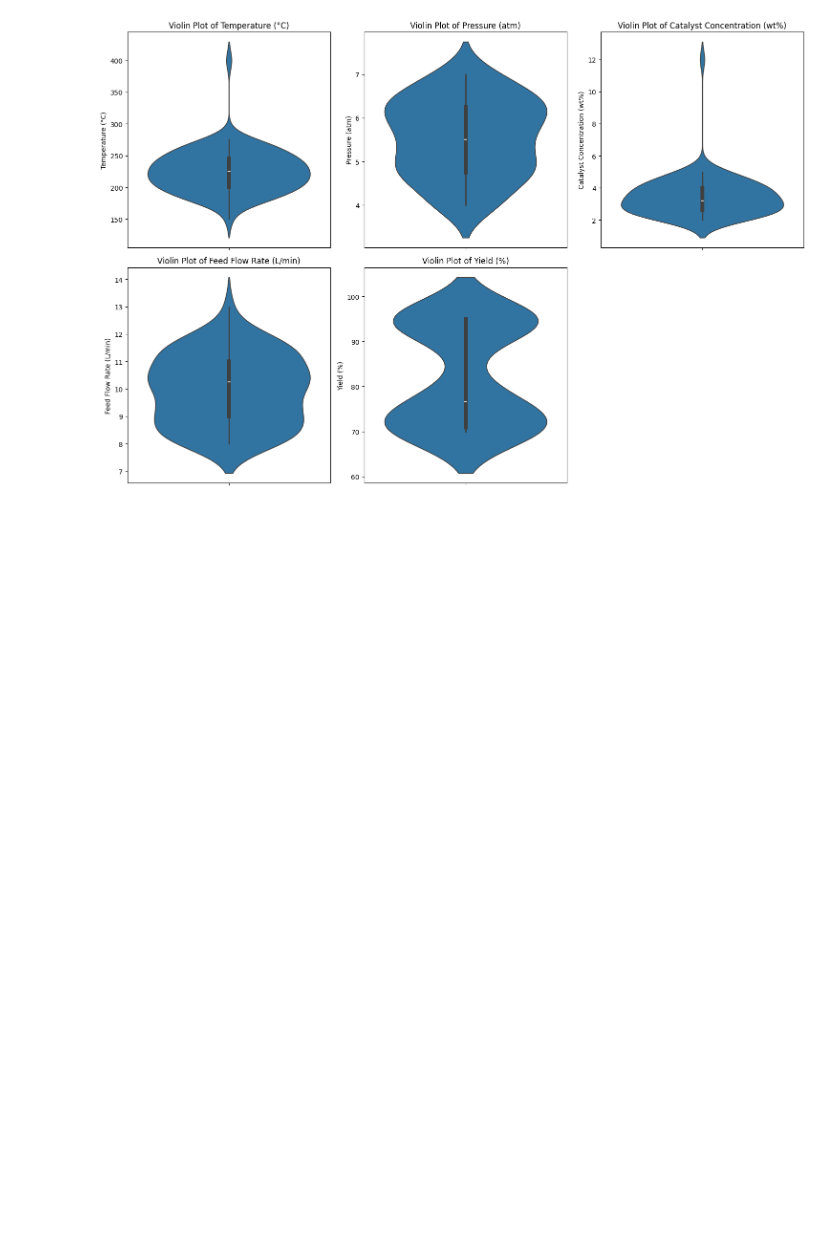
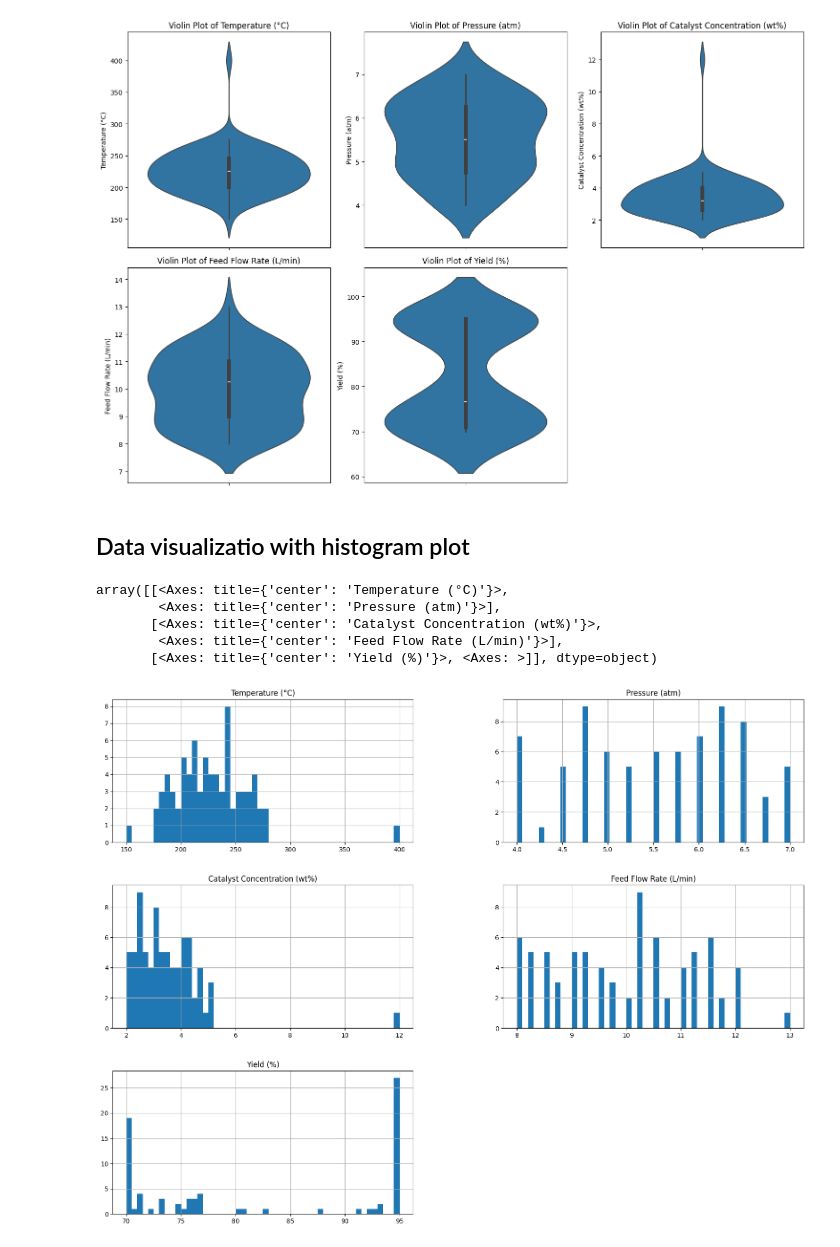
Before and after one commit to dissabnd/Applied-AI-in-Chemical-and-Process-Engineering, a Jupyter notebook: 2_MLpipeline.ipynb, the cells around one changed output. Cells and saved outputs as stored; diff of their text form; code cells hidden in the pictures; blank space fills up the shorter version.

```diff
--- a/2_MLpipeline.ipynb
+++ b/2_MLpipeline.ipynb
@@ -207,3 +208,14 @@ plt.tight_layout()
 plt.show()
 # %% [output]
 [figure]
+# %% [markdown]
+## Data visualizatio with histogram plot
+# %%
+df3.hist(bins=50, figsize=(20,15))
+# %% [output]
+array([[<Axes: title={'center': 'Temperature (°C)'}>,
+        <Axes: title={'center': 'Pressure (atm)'}>],
+       [<Axes: title={'center': 'Catalyst Concentration (wt%)'}>,
+        <Axes: title={'center': 'Feed Flow Rate (L/min)'}>],
+       [<Axes: title={'center': 'Yield (%)'}>, <Axes: >]], dtype=object)
+[figure, added]
```
Also changed, not shown: parts of 2 cells of this notebook.
